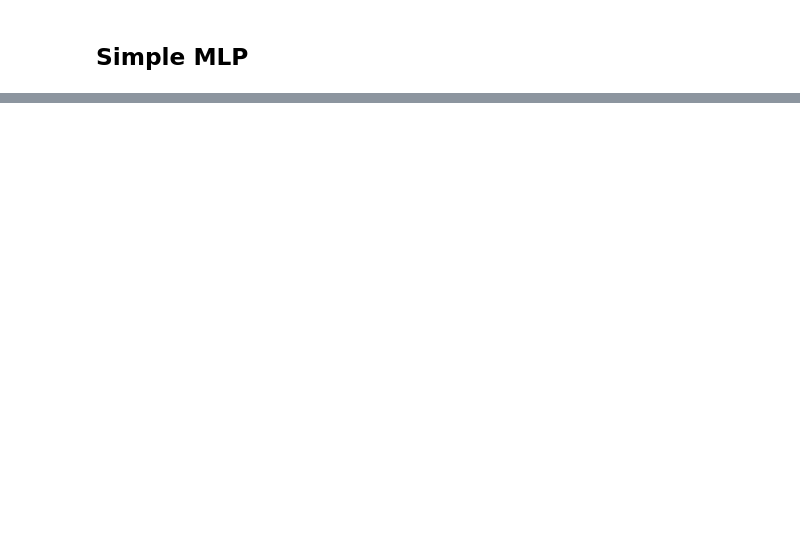
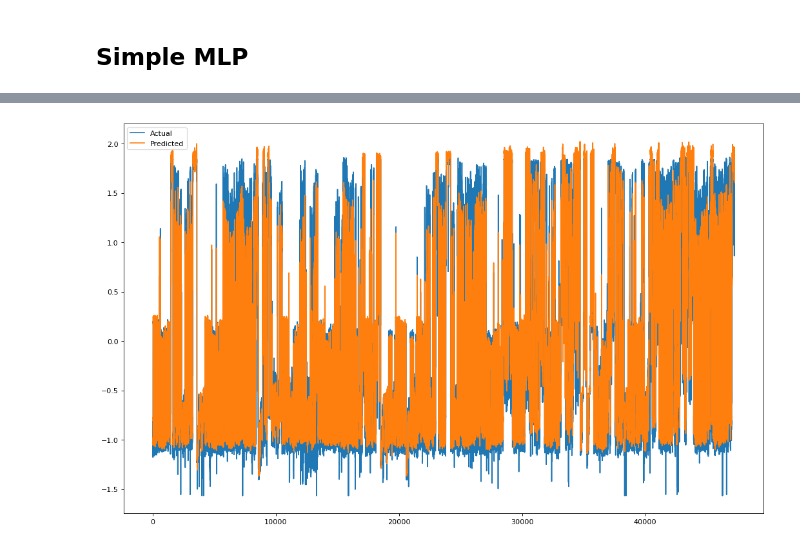
Before and after one commit to SMU-ATT-Center-for-Virtualization/network_performance_anomaly_detect, a Jupyter notebook: performance_anomaly_detection_v1.ipynb, the cells around one changed output, grey strips where cells are left out. Saved outputs shown, nothing was run; the diff lists cells and outputs as text; code cells hidden in the pictures; blank space fills up the shorter version.

```diff
--- a/performance_anomaly_detection_v1.ipynb
+++ b/performance_anomaly_detection_v1.ipynb
@@ -182,0 +427,13 @@ Data.train[1][:,0].shape[0]
+# %%
+linear_predicted_train = linear.predict(data_train_x_float32)
+# %%
+from matplotlib.pyplot import figure
+
+figure(figsize=(16, 10), dpi=80)
+
+plt.plot(Data.train[1][:,2])
+plt.plot(linear_predicted_train)
+plt.legend(["Actual", "Predicted"])
+plt.show()
+# %% [output]
+[figure, added]
```
Also changed, not shown: parts of 30 cells of this notebook, 2 other files.
